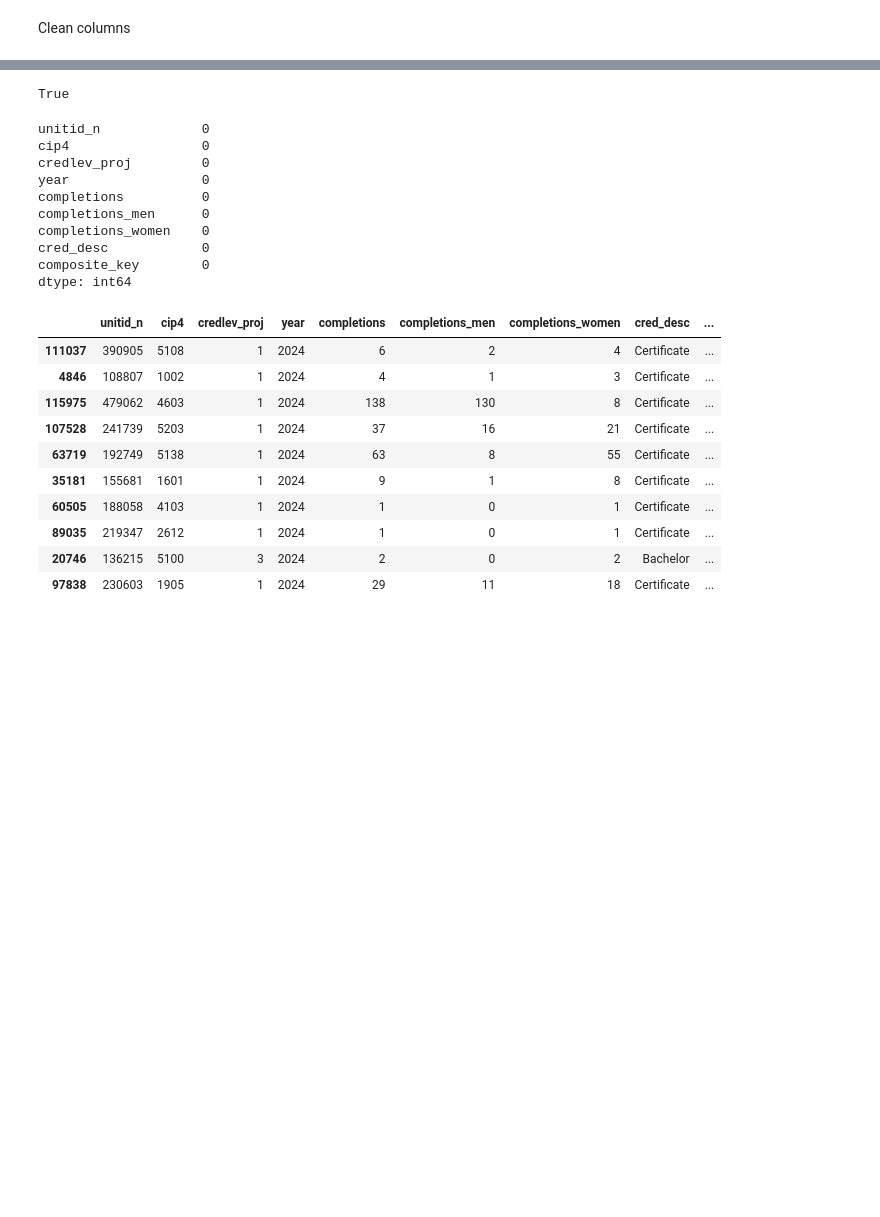
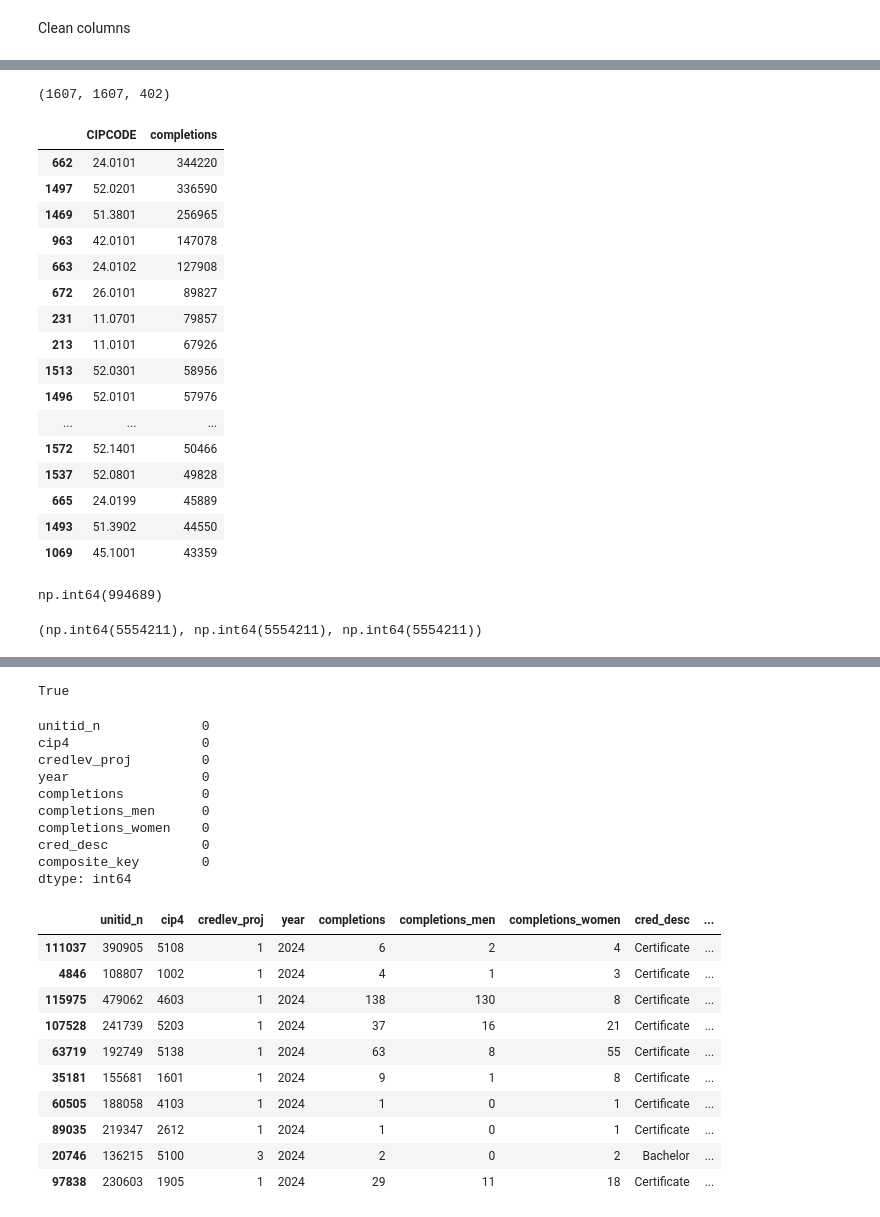
Before and after one commit to DSVaughan266/capstone_da16_python, a Jupyter notebook: notebooks/completions_2024.ipynb, the cells around one changed output, grey strips where cells are left out. Cells and saved outputs as stored; diff of their text form; code cells hidden in the pictures; blank space fills up the shorter version.

```diff
--- a/notebooks/completions_2024.ipynb
+++ b/notebooks/completions_2024.ipynb
@@ -82,0 +113,37 @@ completions["credlev_proj"] = completions["credlev_n"].apply(map_credlevel)
+# %%
+# Exploring - delete later
+# raw vs derived
+completions[['CIPCODE', 'cip6', 'cip4']].drop_duplicates().head(20)
+
+# how many unique values at each level
+completions['CIPCODE'].nunique(), completions['cip6'].nunique(), completions['cip4'].nunique()
+# %% [output]
+(1607, 1607, 402)
+# %%
+# Exploring - delete later
+cip_totals_raw = (
+    completions
+    .groupby('CIPCODE', as_index=False)['completions']
+    .sum()
+    .sort_values('completions', ascending=False)
+)
+
+cip_totals_raw.head(20)
+# %% [output]
+|  | CIPCODE | completions |
+| 662 | 24.0101 | 344220 |
+| 1497 | 52.0201 | 336590 |
+| 1469 | 51.3801 | 256965 |
+| 963 | 42.0101 | 147078 |
+| 663 | 24.0102 | 127908 |
+| 672 | 26.0101 | 89827 |
+| 231 | 11.0701 | 79857 |
+| 213 | 11.0101 | 67926 |
+| 1513 | 52.0301 | 58956 |
+| 1496 | 52.0101 | 57976 |
+| ... | ... | ... |
+| 1572 | 52.1401 | 50466 |
+| 1537 | 52.0801 | 49828 |
+| 665 | 24.0199 | 45889 |
+| 1493 | 51.3902 | 44550 |
+| 1069 | 45.1001 | 43359 |
@@ -82,0 +165,20 @@ completions["credlev_proj"] = completions["credlev_n"].apply(map_credlevel)
+# %%
+# Exploring - delete later
+mask_51 = completions['CIPCODE'].astype(str).str.startswith('51')
+
+cip51_raw = (
+    completions.loc[mask_51]
+    .groupby('CIPCODE', as_index=False)['completions']
+    .sum()
+    .sort_values('completions', ascending=False)
+)
+
+cip51_raw.head(20)
+cip51_raw['completions'].sum()
+# %% [output]
+np.int64(994689)
+# %%
+# Exploring - delete later
+completions['completions'].sum(), cip6_totals['completions'].sum(), cip4_totals['completions'].sum()
+# %% [output]
+(np.int64(5554211), np.int64(5554211), np.int64(5554211))
```
Also changed, not shown: parts of 13 cells of this notebook, 1 other file.
